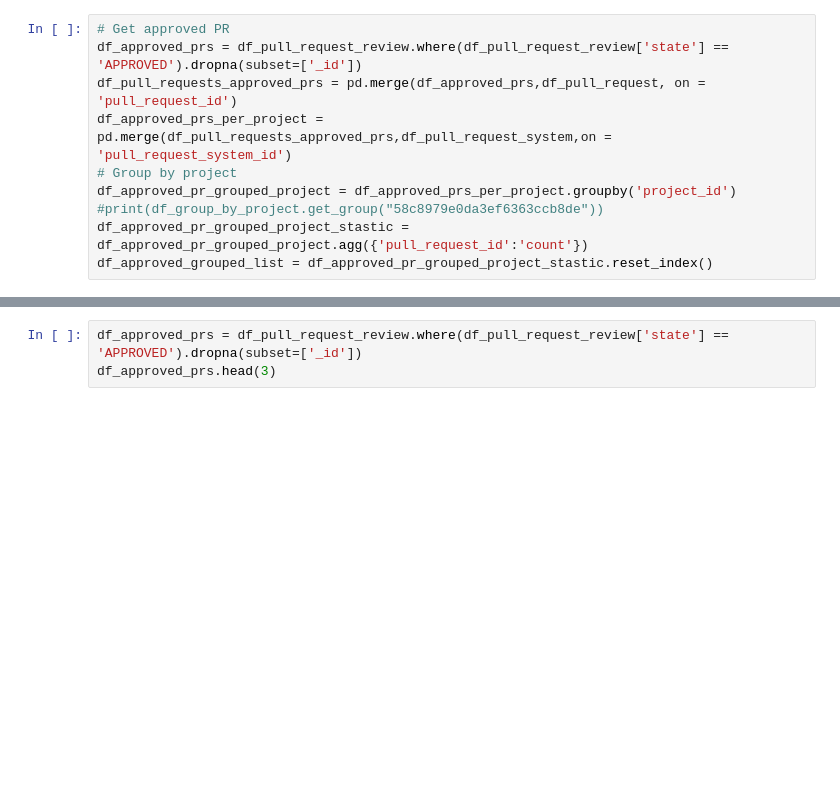
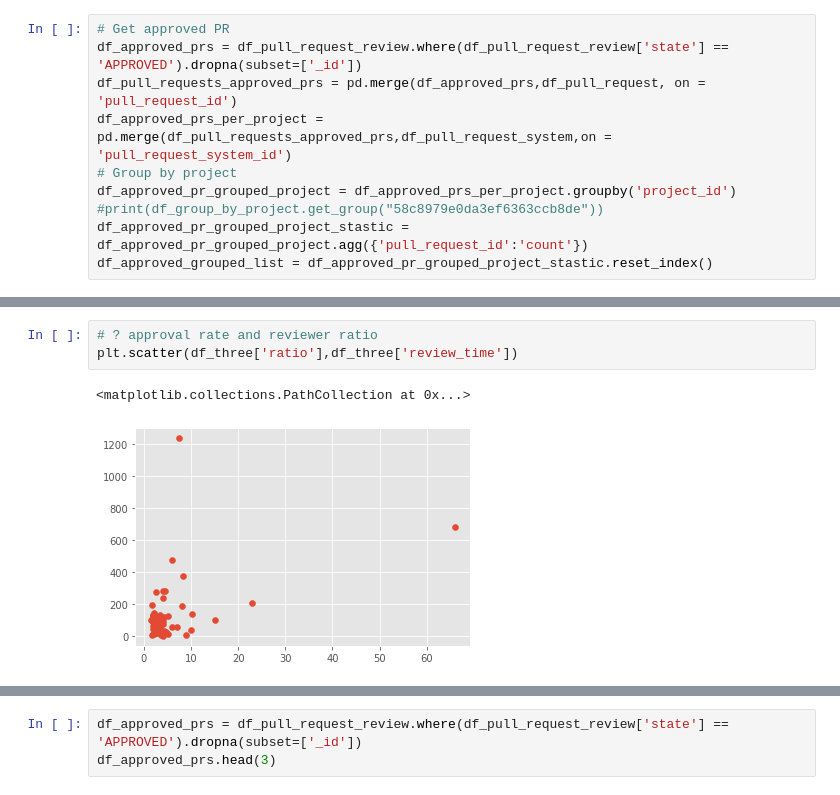
Before and after one commit to yy30537/AODFSE_14, a Jupyter notebook: msrshark.ipynb, the cells around one changed output, grey strips where cells are left out. Cells and saved outputs as stored; diff of their text form; blank space fills up the shorter version.

```diff
--- a/msrshark.ipynb
+++ b/msrshark.ipynb
@@ -213,0 +199,6 @@ plt.scatter(df_test['ratio'],df_test['rate'])
+# %%
+# ? approval rate and reviewer ratio
+plt.scatter(df_three['ratio'],df_three['review_time'])
+# %% [output]
+<matplotlib.collections.PathCollection at 0x...>
+[figure, added]
```
Also changed, not shown: parts of 12 cells of this notebook.
